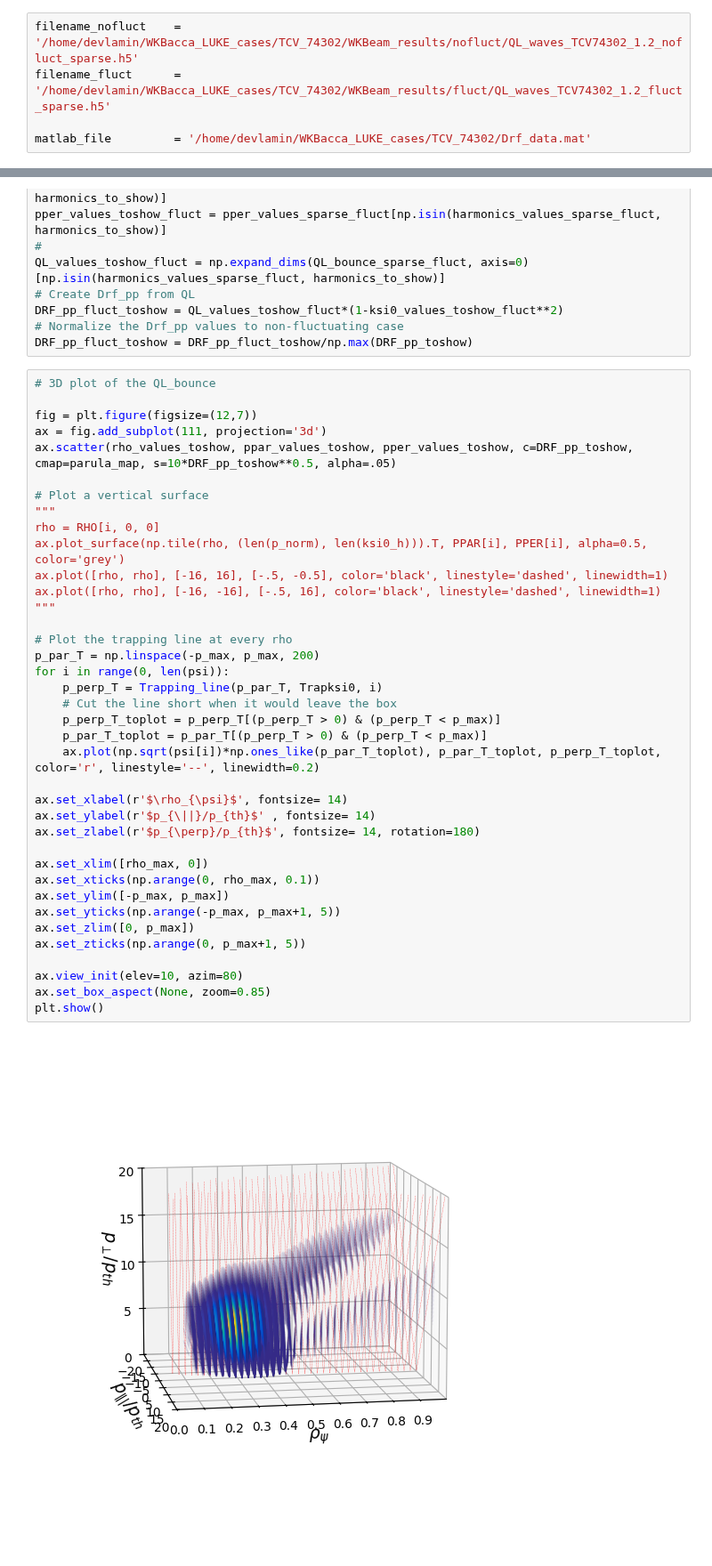
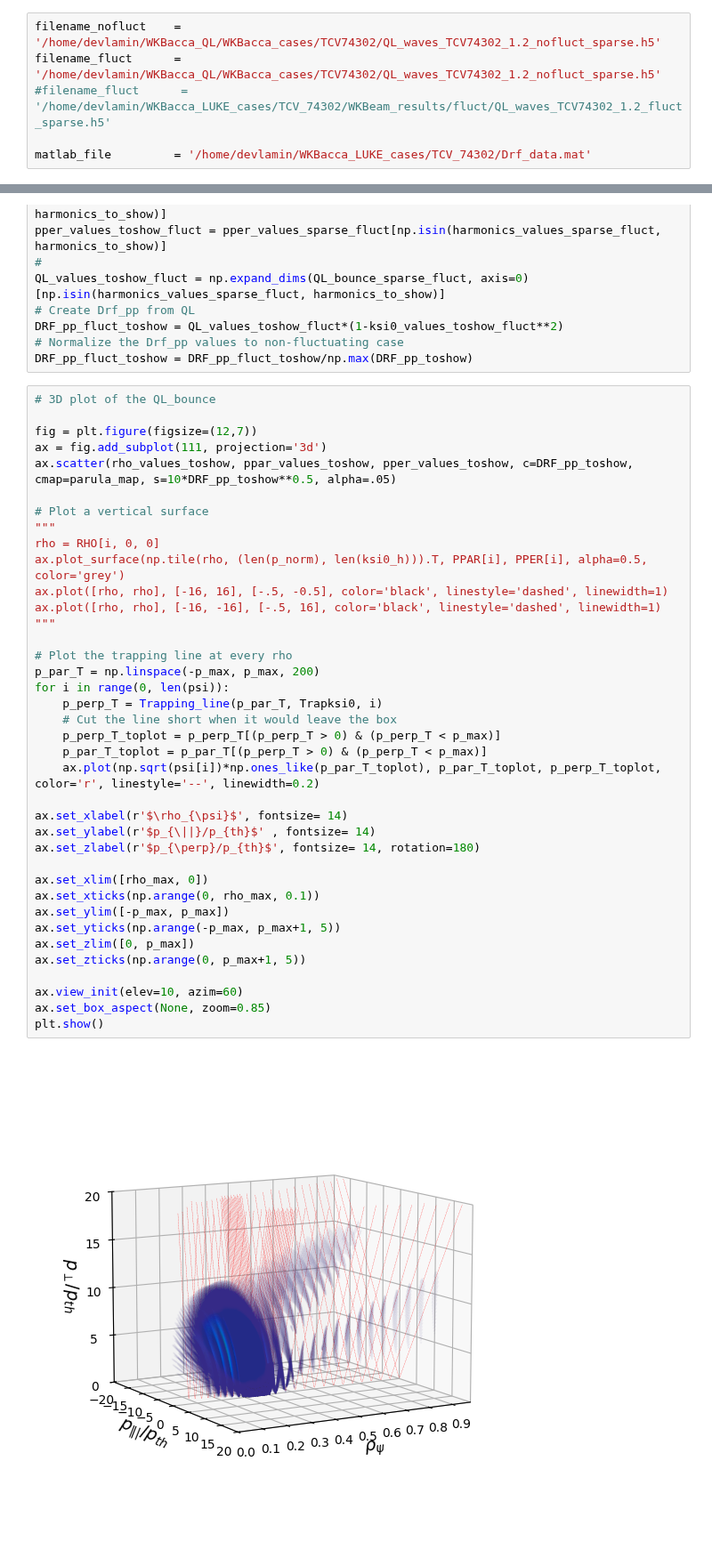
Before and after one commit to EwoutDevlaminck/WKBacca_QL, a Jupyter notebook: Analysis_sparse.ipynb, the cells around one changed output, grey strips where cells are left out. Shown at 89% size. Drawn from its saved outputs; the diff is of its cells as text.

```diff
--- a/Analysis_sparse.ipynb
+++ b/Analysis_sparse.ipynb
@@ -65,8 +65,9 @@ cm_data = [[0.2081, 0.1663, 0.5292], [0.2116238095, 0.1897809524, 0.5776761905],
 parula_map = LinearSegmentedColormap.from_list('parula', cm_data)
 parula_map.set_under(cm_data[0])
 # %%
-filename_nofluct    = '/home/devlamin/WKBacca_LUKE_cases/TCV_74302/WKBeam_results/nofluct/QL_waves_TCV74302_1.2_nofluct_sparse.h5'
-filename_fluct      = '/home/devlamin/WKBacca_LUKE_cases/TCV_74302/WKBeam_results/fluct/QL_waves_TCV74302_1.2_fluct_sparse.h5'
+filename_nofluct    = '/home/devlamin/WKBacca_QL/WKBacca_cases/TCV74302/QL_waves_TCV74302_1.2_nofluct_sparse.h5'
+filename_fluct      = '/home/devlamin/WKBacca_QL/WKBacca_cases/TCV74302/QL_waves_TCV74302_1.2_nofluct_sparse.h5'
+#filename_fluct      = '/home/devlamin/WKBacca_LUKE_cases/TCV_74302/WKBeam_results/fluct/QL_waves_TCV74302_1.2_fluct_sparse.h5'
 
 matlab_file         = '/home/devlamin/WKBacca_LUKE_cases/TCV_74302/Drf_data.mat'
 # %%
@@ -551,35 +552,35 @@ ax.scatter(rho_values_toshow, ppar_values_toshow, pper_values_toshow, c=DRF_pp_t
 """
 rho = RHO[i, 0, 0]
 ax.plot_surface(np.tile(rho, (len(p_norm), len(ksi0_h))).T, PPAR[i], PPER[i], alpha=0.5, color='grey')
 ax.plot([rho, rho], [-16, 16], [-.5, -0.5], color='black', linestyle='dashed', linewidth=1)
 ax.plot([rho, rho], [-16, -16], [-.5, 16], color='black', linestyle='dashed', linewidth=1)
 """
 
 # Plot the trapping line at every rho
 p_par_T = np.linspace(-p_max, p_max, 200)
 for i in range(0, len(psi)):
     p_perp_T = Trapping_line(p_par_T, Trapksi0, i)
     # Cut the line short when it would leave the box
     p_perp_T_toplot = p_perp_T[(p_perp_T > 0) & (p_perp_T < p_max)]
     p_par_T_toplot = p_par_T[(p_perp_T > 0) & (p_perp_T < p_max)]
     ax.plot(np.sqrt(psi[i])*np.ones_like(p_par_T_toplot), p_par_T_toplot, p_perp_T_toplot, color='r', linestyle='--', linewidth=0.2)
 
 ax.set_xlabel(r'$\rho_{\psi}$', fontsize= 14)
 ax.set_ylabel(r'$p_{\||}/p_{th}$' , fontsize= 14)
 ax.set_zlabel(r'$p_{\perp}/p_{th}$', fontsize= 14, rotation=180)
 
 ax.set_xlim([rho_max, 0])
 ax.set_xticks(np.arange(0, rho_max, 0.1))
 ax.set_ylim([-p_max, p_max])
 ax.set_yticks(np.arange(-p_max, p_max+1, 5))
 ax.set_zlim([0, p_max])
 ax.set_zticks(np.arange(0, p_max+1, 5))
 
-ax.view_init(elev=10, azim=80)
+ax.view_init(elev=10, azim=60)
 ax.set_box_aspect(None, zoom=0.85)
 plt.show()
 # %% [output]
-[figure, old version]
+[figure, new version]
 # %%
 # 3D plot of the QL_bounce
 
```
Also changed, not shown: parts of 12 cells of this notebook, 42 other files.
